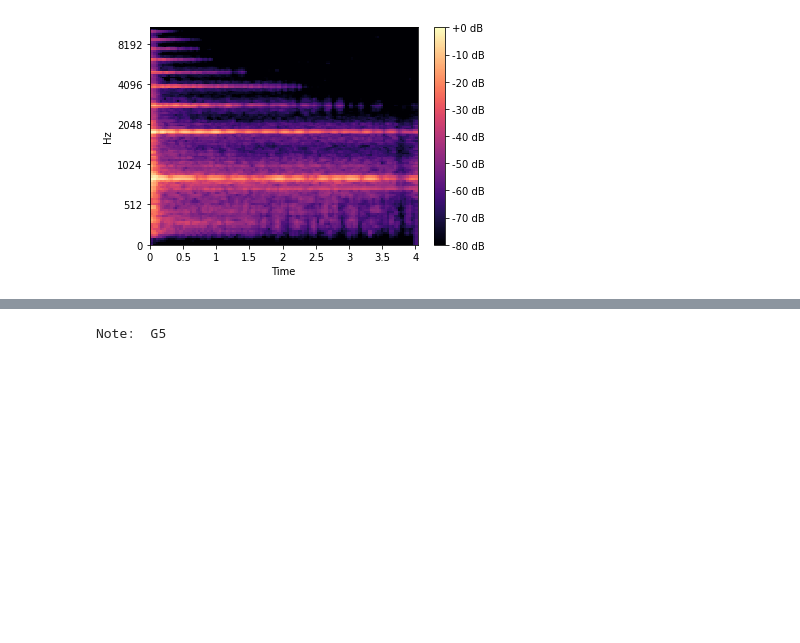
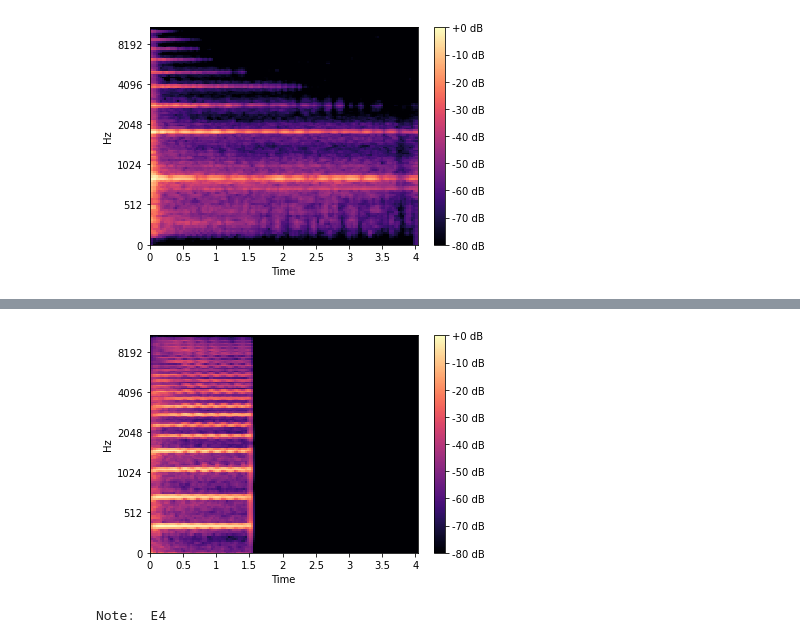
Before and after one commit to camhud/MachineLearningProject, a Jupyter notebook: demo.ipynb, the cells around one changed output, grey strips where cells are left out. Saved outputs shown, nothing was run; the diff lists cells and outputs as text; code cells hidden in the pictures; blank space fills up the shorter version.

```diff
--- a/demo.ipynb
+++ b/demo.ipynb
@@ -82,0 +96,6 @@ ipd.Audio('g5_with_reverb.wav')
+# %%
+# from https://freesound.org/people/hammondman/sounds/333740/
+e3_violin, _ = librosa.load('e3_violin.wav', sr=16000, mono=True, duration=4)
+demo_input4 = format_audio(e3_violin)
+ipd.Audio('e3_violin.wav')
+# %% [output]
@@ -82,0 +103,7 @@ ipd.Audio('g5_with_reverb.wav')
+[figure, added]
+# %%
+output4 = np.argmax(model.predict(demo_input4))
+print("Note: ", midi_pitch_to_note(output4))
+# Note: This is the correct pitch class, but one octave too high.
+# %% [output]
+Note:  E4
@@ -83,5 +115,3 @@ ipd.Audio('g5_with_reverb.wav')
 # %%
-output2 = np.argmax(model.predict(demo_input2))
-print("Note: ", midi_pitch_to_note(output2))
+output5 = np.argmax(model.predict(demo_input5))
+print("Note: ", midi_pitch_to_note(output5))
-# %% [output]
-Note:  G5
```
Also changed, not shown: parts of 12 cells of this notebook, 6 other files.
